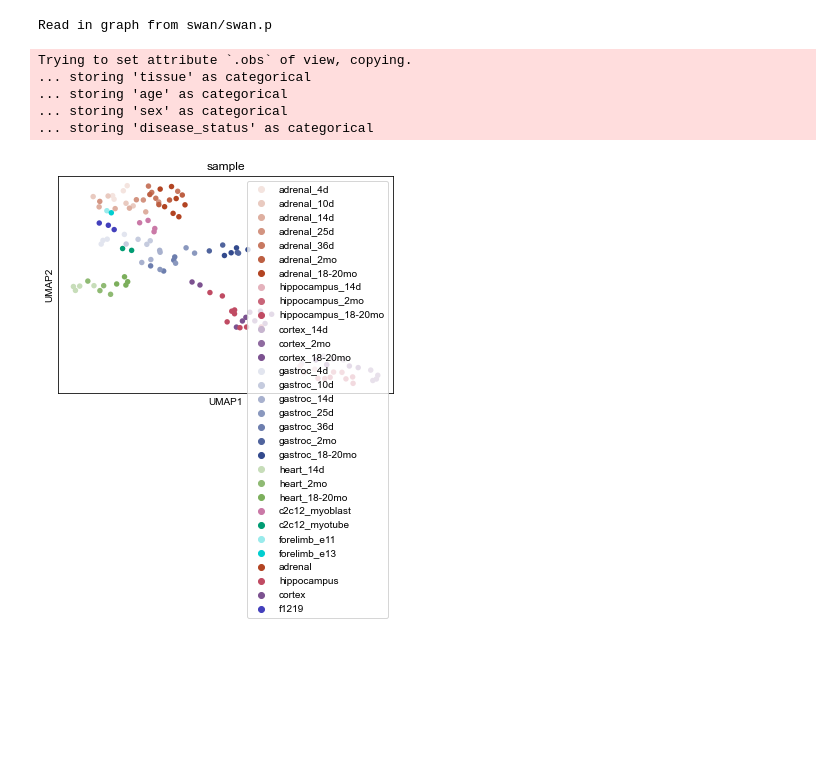
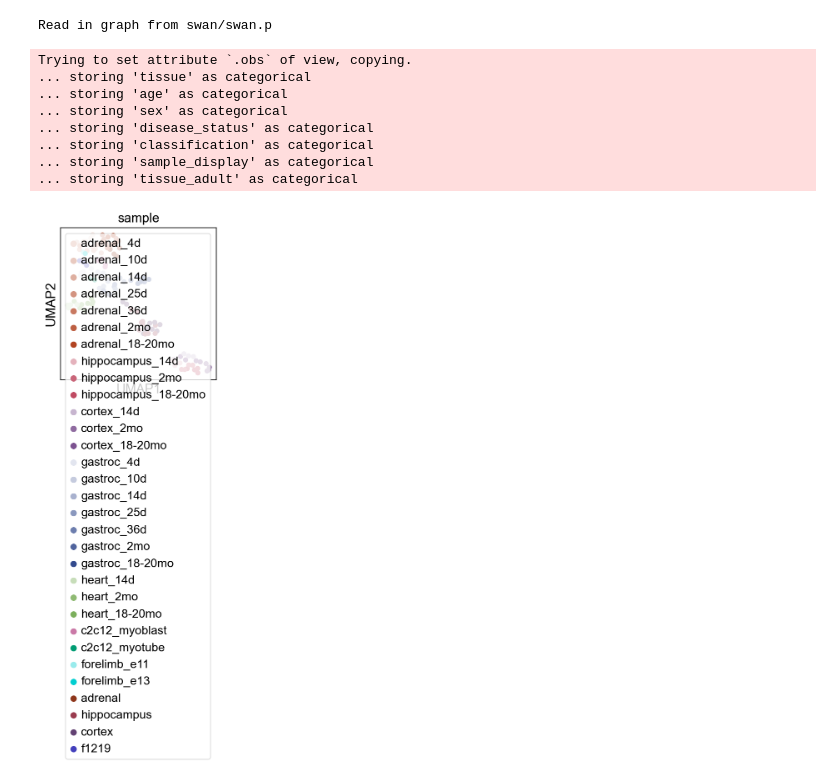
Before and after one commit to fairliereese/rnawg, a Jupyter notebook: mouse/lr_bulk/data_summary.ipynb, the cells around one changed output. Drawn from its saved outputs; the diff is of its cells as text; code cells hidden in the pictures; blank space fills up the shorter version.

Commit message:
added some mouse analysis including timecourse and data summary stuff

```diff
--- a/mouse/lr_bulk/data_summary.ipynb
+++ b/mouse/lr_bulk/data_summary.ipynb
@@ -66,8 +111,9 @@ Number of isos reported: 135450
 Trying to set attribute `.obs` of view, copying.
 Read in graph from swan/swan.p
 # %%
-df = pd.read_csv('swan/mouse_metadata.tsv', sep='\t')
-df = df[['sample', 'sample_display', 'classification']]
-df = df.drop_duplicates()
-adata.obs = adata.obs.merge(df, on='sample', how='left')
+# df = pd.read_csv('swan/mouse_metadata.tsv', sep='\t')
+# df = df[['sample', 'sample_display', 'classification']]
+# df = df.drop_duplicates()
+# adata.obs = adata.obs.merge(df, on='sample', how='left')
+print(adata.obs.head())
 # %% [output]
@@ -209,6 +266,10 @@ sg = swan.read(swan_file)
 # %% [output]
 Read in graph from swan/swan.p
 # %%
+
+# make the figure square
+sc.set_figure_params(figsize=(3,3))
+
 # by sample
 adata = sg.adata[:, tids]
 len(adata.var.index)
@@ -254,33 +315,36 @@ sc.pp.neighbors(adata)
 sc.tl.umap(adata)
 
 mpl.rcParams['font.family'] = 'Arial'
 mpl.rcParams['pdf.fonttype'] = 42
 
 sc.pl.umap(adata, color='sample', frameon=True, size=120, show=False)
 
 f = plt.gcf()
 f.savefig('figures/mouse_lr_umap.pdf', dpi=500, bbox_inches='tight')
 f.savefig(fig_dir+'mouse_lr_umap.pdf', dpi=500, bbox_inches='tight')
 
 
 
 handles, labels = plt.gca().get_legend_handles_labels()
 order_inds = dict([(labels[i], i) for i in range(len(labels))])
 order = [order_inds[sample] for sample in order]
 plt.legend([handles[idx] for idx in order],[labels[idx] for idx in order])
 
 # plt.gca().legend(bbox_to_anchor=(1.1, 1.05))
 
 
 f = plt.gcf()
 f.savefig('figures/mouse_lr_umap_legend.pdf', dpi=500, bbox_inches='tight')
 f.savefig(fig_dir+'mouse_lr_umap_legend.pdf', dpi=500, bbox_inches='tight')
 # %% [output]
 Trying to set attribute `.obs` of view, copying.
 ... storing 'tissue' as categorical
 ... storing 'age' as categorical
 ... storing 'sex' as categorical
 ... storing 'disease_status' as categorical
+... storing 'classification' as categorical
+... storing 'sample_display' as categorical
+... storing 'tissue_adult' as categorical
-[figure, old version]
+[figure, new version]
 # %%
 sg.adata.obs.tissue.unique()
```
Also changed, not shown: parts of 17 cells of this notebook, 12 other files.
